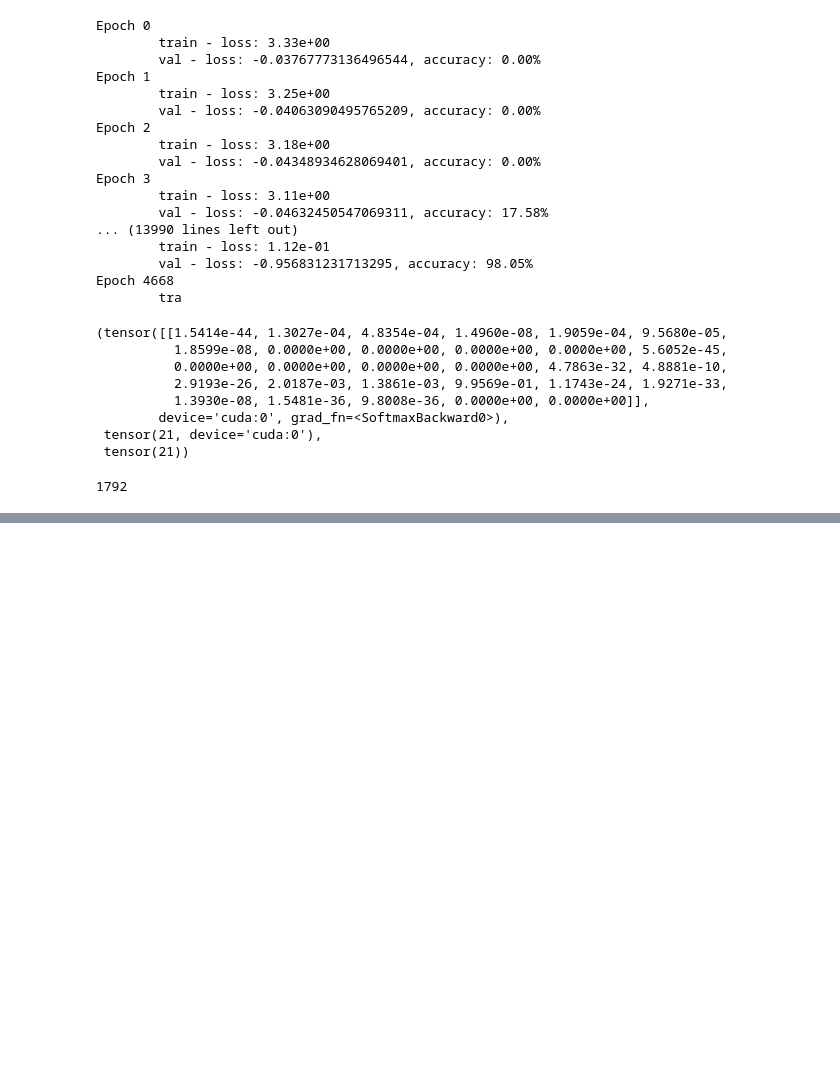
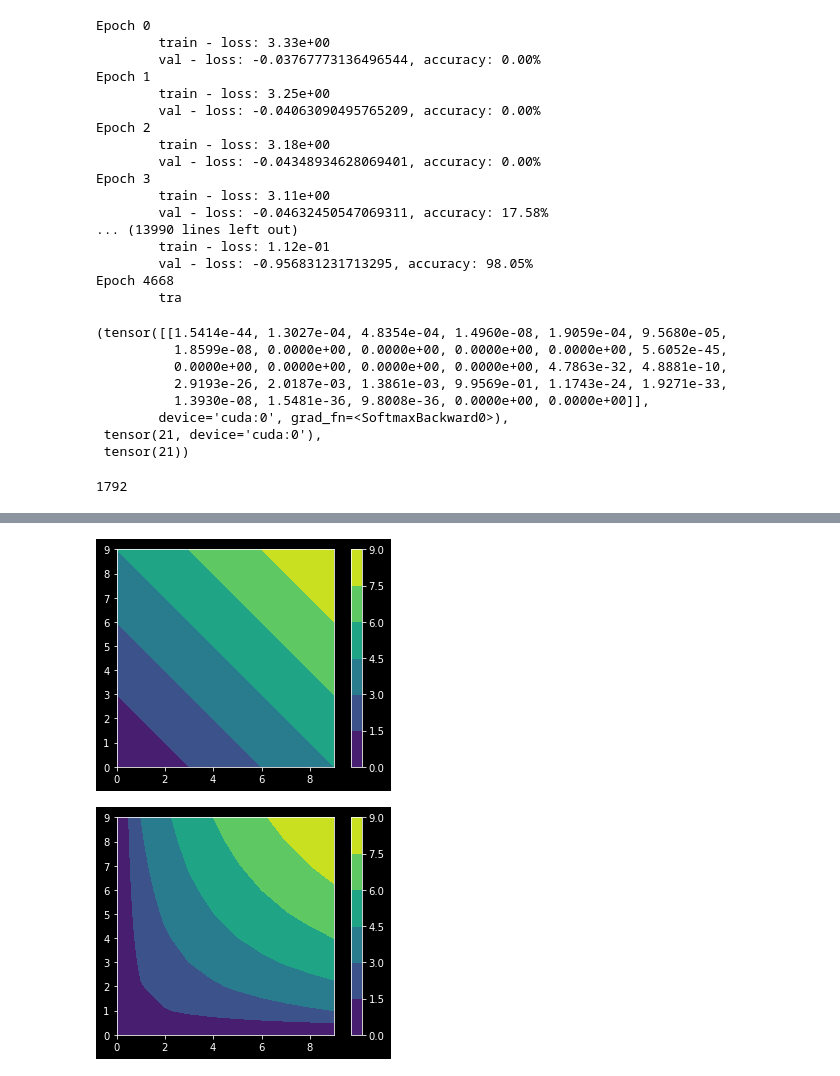
Before and after one commit to phil-hawkins/multiplayer-alphazero, a Jupyter notebook: notebooks/tst.ipynb, the cells around one changed output, grey strips where cells are left out. Drawn from its saved outputs; the diff is of its cells as text; code cells hidden in the pictures; blank space fills up the shorter version.

```diff
--- a/notebooks/tst.ipynb
+++ b/notebooks/tst.ipynb
@@ -461,0 +558,6 @@ y_pred, y_pred.argmax(), y
+# %%
+x, y = np.meshgrid(np.arange(10), np.arange(10))
+M1 = (x+y)/2
+M2 = (x*y)**0.5
+
+M1, M2
@@ -461,0 +582,14 @@ y_pred, y_pred.argmax(), y
+# %%
+import matplotlib.pyplot as plt
+h = plt.contourf(x, y, M1)
+plt.axis('scaled')
+plt.colorbar()
+plt.show()
+
+h = plt.contourf(x, y, M2)
+plt.axis('scaled')
+plt.colorbar()
+plt.show()
+# %% [output]
+[figure, added]
+[figure, added]
```
Also changed, not shown: parts of 12 cells of this notebook, 8 other files.
